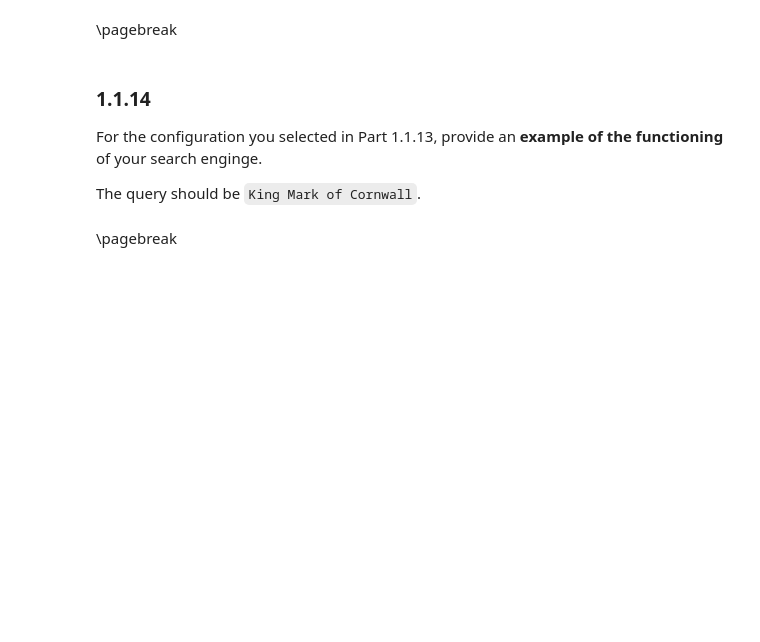
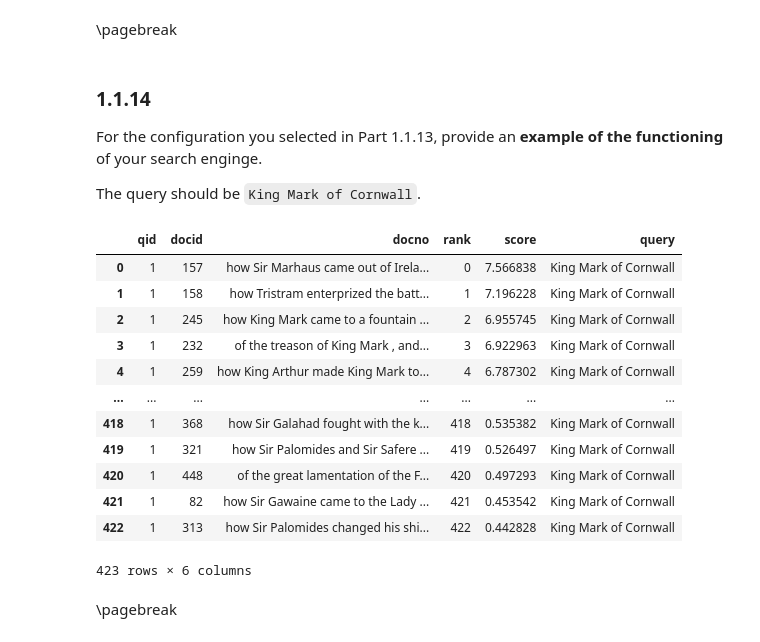
Before and after one commit to Mamiglia/ADM-LT_HW1, a Jupyter notebook: DMT2023-HW1.ipynb, the cells around one changed output. Saved outputs shown, nothing was run; the diff lists cells and outputs as text; code cells hidden in the pictures; blank space fills up the shorter version.

```diff
--- a/DMT2023-HW1.ipynb
+++ b/DMT2023-HW1.ipynb
@@ -475,19 +473,9 @@ preprocesses = [
     "EnglishSnowballStemmer", #Probably the most famous stemmer in the world
     "Stopwords, EnglishSnowballStemmer"]
 
-indexrefs = [build_indexer(book, 'text', preproc) for preproc in preprocesses]
+indexrefs = {preproc:build_indexer(book, 'text', preproc) for preproc in preprocesses}
 
 
-print(pt.IndexFactory.of(indexrefs[-1]).getCollectionStatistics().toString())
-
-
-
-
-
-
-
-
-
-
+print(pt.IndexFactory.of(indexrefs['Stopwords, EnglishSnowballStemmer']).getCollectionStatistics().toString())
 #YOUR CODE ENDS HERE#
 #THIS IS LINE 20#
@@ -555,14 +551,14 @@ For each index built in step 1.1.7, run an experiment to obtain the values assoc
 # %%
 #YOUR CODE STARTS HERE#
 
-
-
-
-
-
-
-
-
+experiment = pt.Experiment(
+    list(retrieval_models.values()),
+    topics,
+    qrels,
+    eval_metrics = metrics,
+    names = list(retrieval_models.keys()),
+    highlight="bold"
+)
 
 
 
@@ -684,25 +686,39 @@ For the configuration you selected in Part 1.1.13, provide an **example of the f
 The query should be `King Mark of Cornwall`.
 # %%
 #YOUR CODE STARTS HERE#
-
-
+best_model = top4_models[('Stopwords', 'TF_IDF')]
+best_model.search('King Mark of Cornwall')
 
 
 
 
 
 
 
 
 
 
 
 
 
 
 
 #YOUR CODE ENDS HERE#
 #THIS IS LINE 20#
+# %% [output]
+|  | qid | docid | docno | rank | score | query |
+| 0 | 1 | 157 | how Sir Marhaus came out of Irela... | 0 | 7.566838 | King Mark of Cornwall |
+| 1 | 1 | 158 | how Tristram enterprized the batt... | 1 | 7.196228 | King Mark of Cornwall |
+| 2 | 1 | 245 | how King Mark came to a fountain ... | 2 | 6.955745 | King Mark of Cornwall |
+| 3 | 1 | 232 | of the treason of King Mark , and... | 3 | 6.922963 | King Mark of Cornwall |
+| 4 | 1 | 259 | how King Arthur made King Mark to... | 4 | 6.787302 | King Mark of Cornwall |
+| ... | ... | ... | ... | ... | ... | ... |
+| 418 | 1 | 368 | how Sir Galahad fought with the k... | 418 | 0.535382 | King Mark of Cornwall |
+| 419 | 1 | 321 | how Sir Palomides and Sir Safere ... | 419 | 0.526497 | King Mark of Cornwall |
+| 420 | 1 | 448 | of the great lamentation of the F... | 420 | 0.497293 | King Mark of Cornwall |
+| 421 | 1 | 82 | how Sir Gawaine came to the Lady ... | 421 | 0.453542 | King Mark of Cornwall |
+| 422 | 1 | 313 | how Sir Palomides changed his shi... | 422 | 0.442828 | King Mark of Cornwall |
+423 rows × 6 columns
 # %% [markdown]
 <div style="page-break-after: always; visibility: hidden">
 \pagebreak
```
Also changed, not shown: parts of 17 cells of this notebook.
